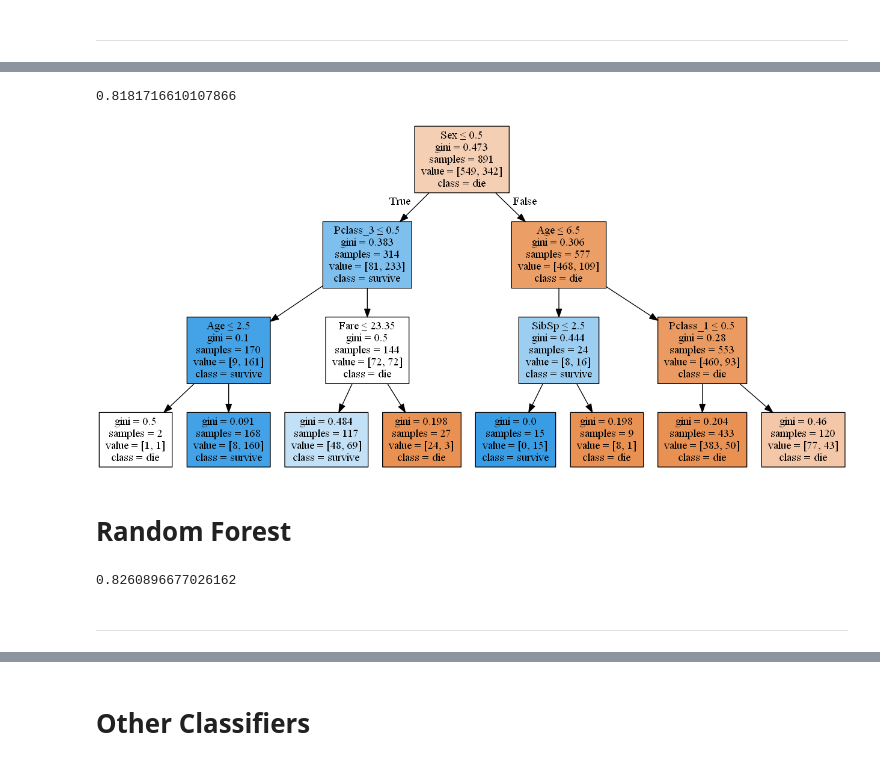
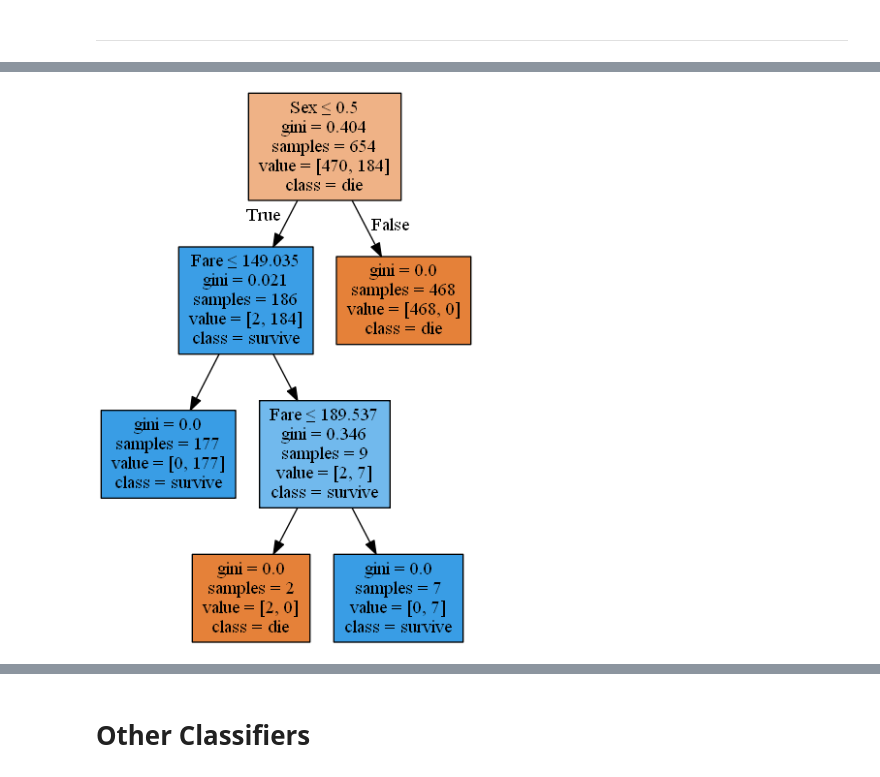
Before and after one commit to KJC1004/FDA_Titanic, a Jupyter notebook: titanic.ipynb, the cells around one changed output, grey strips where cells are left out. Cells and saved outputs as stored; diff of their text form; code cells hidden in the pictures.

```diff
--- a/titanic.ipynb
+++ b/titanic.ipynb
@@ -196,42 +188,34 @@ cross_val_4_fold = lambda classifier: cross_val_score(classifier, X, y, cv=4, n_
-# %%
-dtc = DecisionTreeClassifier(max_depth=len(X_train.columns)//3,
-#                              min_samples_split=round(len(X_train)*0.05),
-#                              min_samples_leaf=round(len(X_train)*0.05),
-                             max_features=None,
-                             max_leaf_nodes=None,
-                            )
-cross_val_4_fold(dtc)
-# %% [output]
-0.8181716610107866
 # %%
-dtc.fit(X, y);
+def draw_tree_with_rule(df, rule=None, filename=None):
+    if rule is not None:
+        df = df[df.apply(rule, axis=1)==df.Survived]
 
-dot_data = StringIO()
-export_graphviz(dtc,
-                out_file=dot_data,
-                filled=True,
-                feature_names=list(X_train),
-                class_names=['die','survive'],
-                special_characters=True)
+    target = 'Survived'
+    X, y = df.drop(target, axis=1), df[target]
 
-graph = pydotplus.graph_from_dot_data(dot_data.getvalue())
-Image(graph.create_png())
-# graph.write_pdf("tree.pdf")
+    dtc = DecisionTreeClassifier(max_depth=4, random_state=0)
+    dtc.fit(X, y)
+
+    dot_data = StringIO()
+    export_graphviz(dtc,
+                    out_file=dot_data,
+                    filled=True,
+                    feature_names=list(X),
+                    class_names=['die','survive'],
+                    special_characters=True)
+    graph = pydotplus.graph_from_dot_data(dot_data.getvalue())
+
+    if filename is not None:
+        graph.write_pdf(filename)
+
+    return Image(graph.create_png())
-# %% [output]
-[figure, removed]
-# %% [markdown]
-# Random Forest
-# %%
-rfc = RandomForestClassifier(n_estimators=100,
-                             max_depth=len(X_train.columns),
-#                              min_samples_split=round(len(X_train)*0.01),
-#                              min_samples_leaf=round(len(X_train)*0.01),
-                             max_features=None,
-                             max_leaf_nodes=None,
-                             n_jobs=-1,
-                            )
-cross_val_4_fold(rfc)
-# %% [output]
-0.8260896677026162
-# %% [markdown]
----
+# %%
+rule = lambda x:\
+    0 if x.Sex > 0.5 else\
+    1 if x.Pclass_1 < 0.5 else\
+    0 if x.Pclass_3 > 0.5 else\
+    1 if x.Embarked_C > 0.5 else\
+    0
+draw_tree_with_rule(titanic.copy(), rule)
+# %% [output]
+[figure, added]
```
Also changed, not shown: parts of 32 cells of this notebook.
